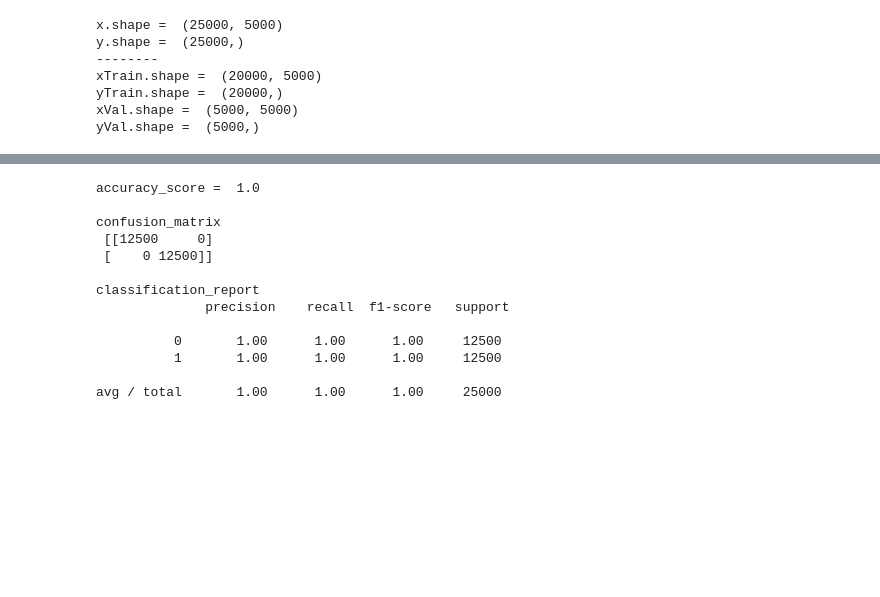
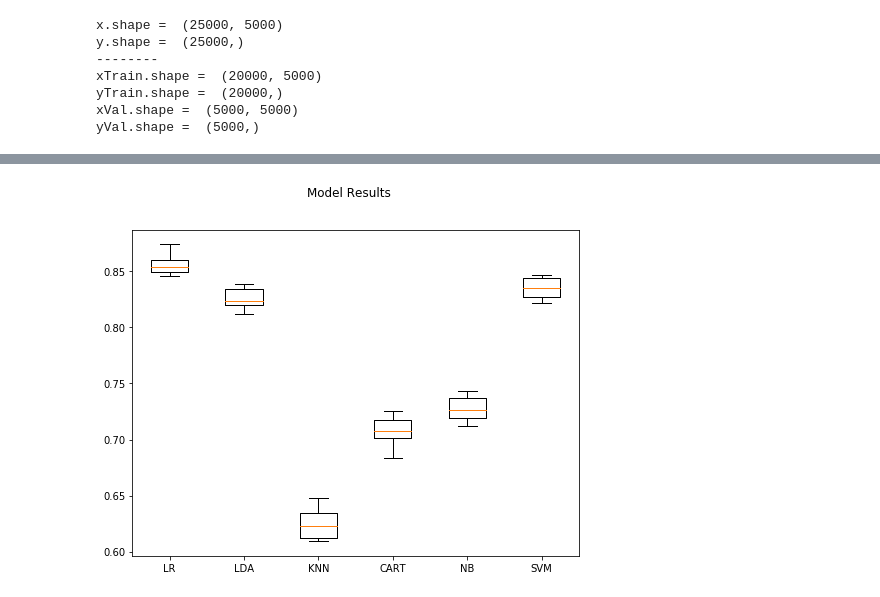
Before and after one commit to nrasch/Portfolio, a Jupyter notebook: Machine-Learning/Python/04-Classic-Datasets/Model-06.ipynb, the cells around one changed output, grey strips where cells are left out. Cells and saved outputs as stored; diff of their text form; code cells hidden in the pictures; blank space fills up the shorter version.

Commit message:
Further work on 04-Classic-Datasets/Model-06.ipynb

```diff
--- a/Machine-Learning/Python/04-Classic-Datasets/Model-06.ipynb
+++ b/Machine-Learning/Python/04-Classic-Datasets/Model-06.ipynb
@@ -520,18 +615,9 @@ preds = forest.predict(features)
-# %%
-print("accuracy_score = ", accuracy_score(df["sentiment"], preds), "\n")
-print("confusion_matrix\n", confusion_matrix(df["sentiment"], preds), "\n")
-print("classification_report\n", classification_report(df["sentiment"], preds))
-# %% [output]
-accuracy_score =  1.0
-
-confusion_matrix
- [[12500     0]
- [    0 12500]]
-
-classification_report
-              precision    recall  f1-score   support
-
-          0       1.00      1.00      1.00     12500
-          1       1.00      1.00      1.00     12500
-
-avg / total       1.00      1.00      1.00     25000
+# %%
+figure = plt.figure(figsize = (8,6))
+figure.suptitle("Model Results")
+axis = figure.add_subplot(111)
+plt.boxplot(results.values())
+axis.set_xticklabels(results.keys())
+plt.show()
+# %% [output]
+[figure, added]
```
Also changed, not shown: parts of 25 cells of this notebook.
